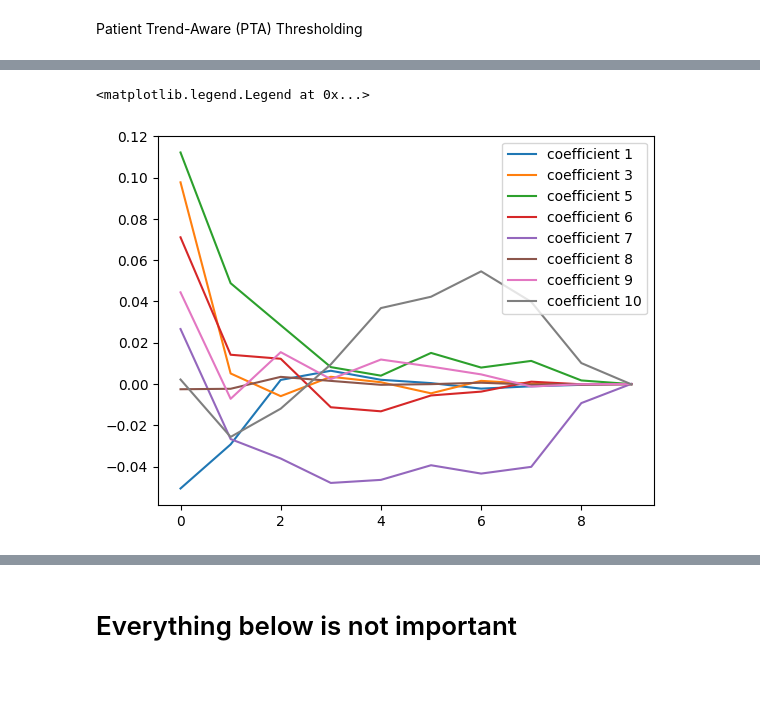
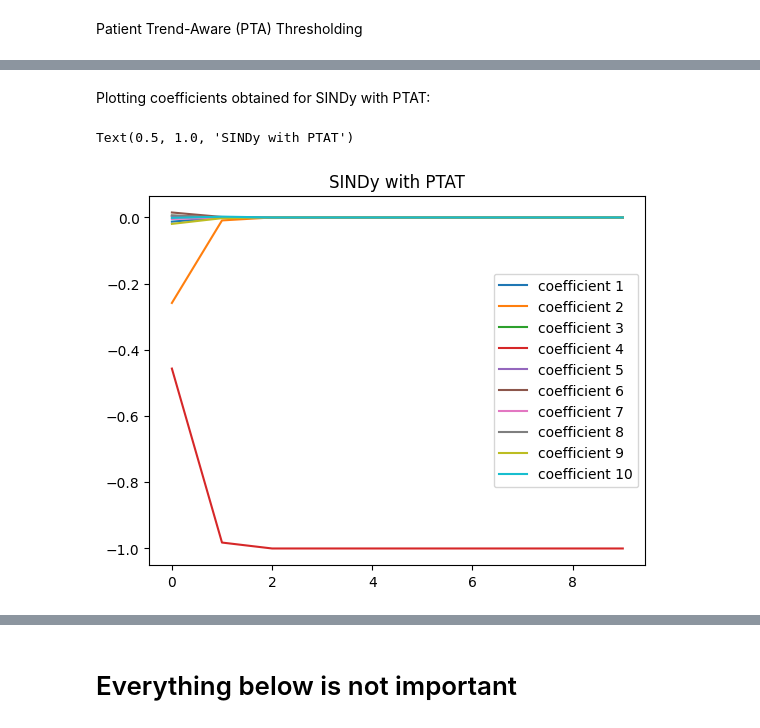
Before and after one commit to lukevoss/GNN, a Jupyter notebook: assignment_6.ipynb, the cells around one changed output, grey strips where cells are left out. Saved outputs shown, nothing was run; the diff lists cells and outputs as text; code cells hidden in the pictures; blank space fills up the shorter version.

```diff
--- a/assignment_6.ipynb
+++ b/assignment_6.ipynb
@@ -831,0 +785,18 @@ def train_and_validate_sindy(model, train_loader, val_loader,
+# %%
+# training the model with sequential thresholding
+input_size = 10
+output_size = 1
+
+# Create SINDy model
+sindy_model_ST = SINDy(input_size, output_size)
+
+
+# Assuming sindy_model, train_loader, and test_loader are already defined
+avg_epoch_train_losses_ST, avg_epoch_val_losses_ST, coefficient_values_over_time_ST = train_and_validate_sindy(sindy_model_ST,
+                                                                                                      train_loader,
+                                                                                                      test_loader,
+                                                                                                      num_epochs=10,
+                                                                                                      learning_rate=0.0005,
+                                                                                                      thresholding="sequential",
+                                                                                                      threshold_a=0.00001,
+                                                                                                      interval=2)
@@ -831,0 +840,6 @@ def train_and_validate_sindy(model, train_loader, val_loader,
+# %%
+coefficient_array_ST= np.array(coefficient_values_over_time_ST)
+for i in range(0,10):
+    plt.plot(coefficient_array_ST[:,i], label=f"coefficient {i+1}")
+plt.legend()
+plt.title("SINDY with ST")
@@ -832,5 +851,5 @@ def train_and_validate_sindy(model, train_loader, val_loader,
 # %%
-# training the model
+# training the model with PTAT thresholding
 input_size = 10
 output_size = 1
 
@@ -839,7 +858,7 @@ sindy_model_PTAT = SINDy(input_size, output_size)
 
 
 # Assuming sindy_model, train_loader, and test_loader are already defined
-avg_epoch_train_losses, avg_epoch_val_losses, coefficient_values_over_time = train_and_validate_sindy(sindy_model_PTAT,
+avg_epoch_train_losses_ptat, avg_epoch_val_losses_ptat, coefficient_values_over_time_ptat = train_and_validate_sindy(sindy_model_PTAT,
                                                                                                       train_loader,
                                                                                                       test_loader,
                                                                                                       num_epochs=10,
@@ -889,10 +888,12 @@ coefficient_values_over_time
 # %%
-coefficient_array= np.array(coefficient_values_over_time)
+coefficient_array_ptat= np.array(coefficient_values_over_time_ptat)
+# %% [markdown]
+Plotting coefficients obtained for SINDy with PTAT:
 # %%
 for i in range(0,10):
-  if i!=1 and i!=3:
-    plt.plot(coefficient_array[:,i], label=f"coefficient {i+1}")
+    plt.plot(coefficient_array_ptat[:,i], label=f"coefficient {i+1}")
 plt.legend()
+plt.title("SINDy with PTAT")
 # %% [output]
-<matplotlib.legend.Legend at 0x...>
+Text(0.5, 1.0, 'SINDy with PTAT')
-[figure, old version]
+[figure, new version]
```
Also changed, not shown: parts of 66 cells of this notebook.
